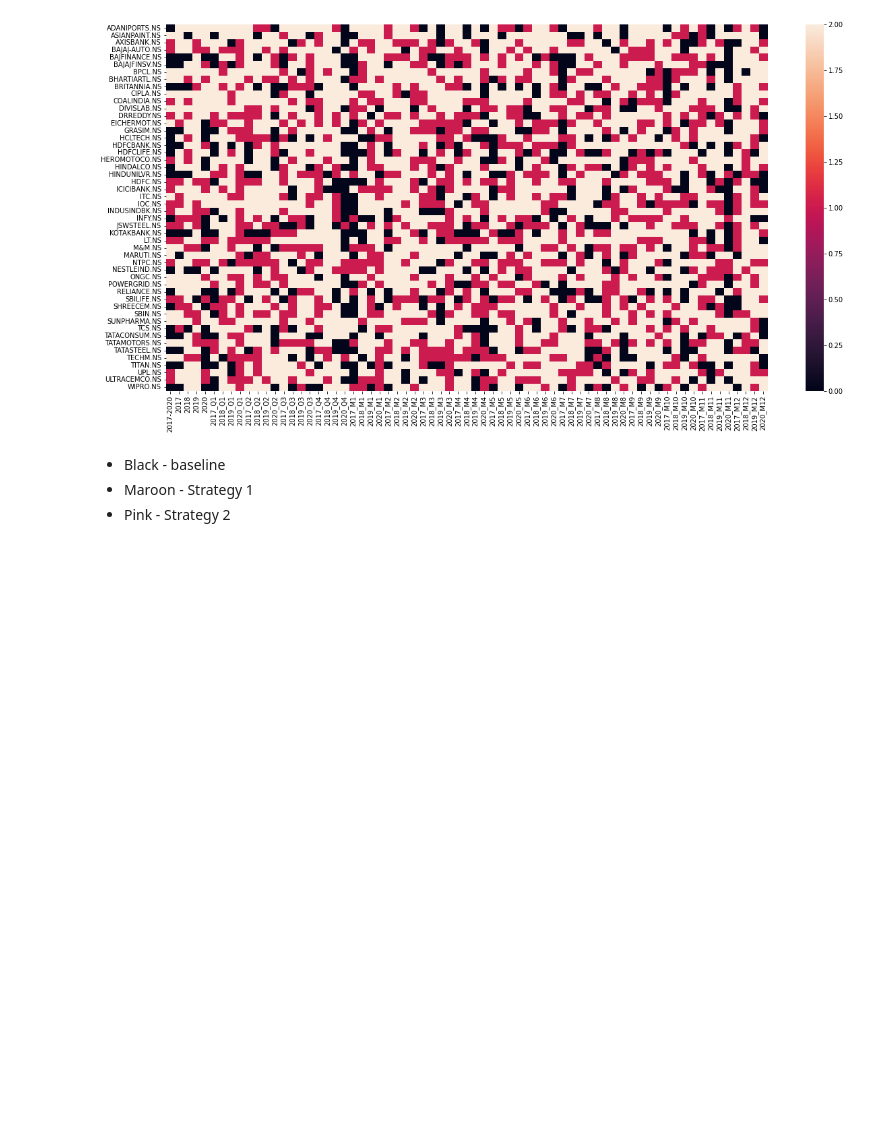
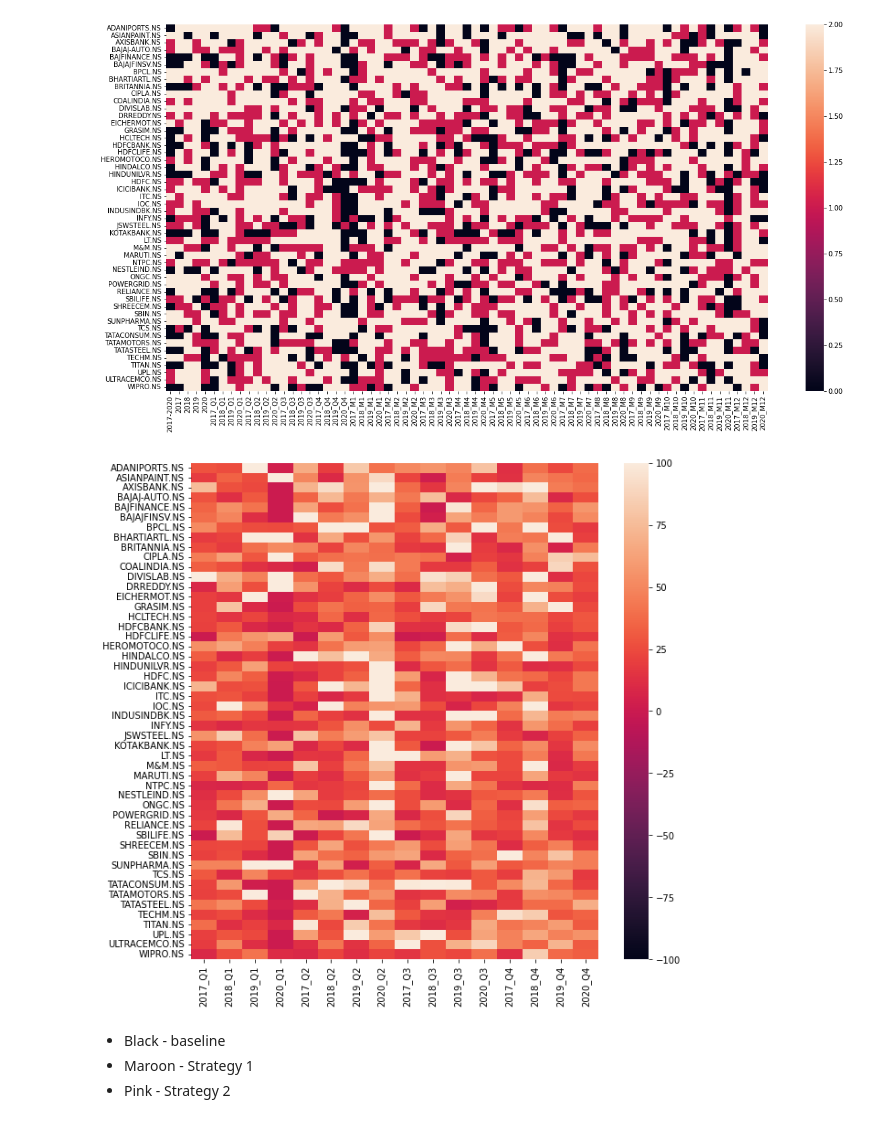
Before and after one commit to Varun487/AIAlgoTrading, a Jupyter notebook: research/baselines/ModelsInferences.ipynb, the cells around one changed output. Drawn from its saved outputs; the diff is of its cells as text; code cells hidden in the pictures; blank space fills up the shorter version.

Commit message:
Added portfolio returns

```diff
--- a/research/baselines/ModelsInferences.ipynb
+++ b/research/baselines/ModelsInferences.ipynb
@@ -16,6 +16,7 @@ alpha_returns = pd.read_csv('./ALPHAS.csv')
 ## For all companies, for all time periods, find the strategy which performed the best
 # %%
 best_strategy = pd.DataFrame(columns=companies_baselines.columns)
+best_returns = pd.DataFrame(columns=companies_baselines.columns)
 
 cols = list(companies_baselines.columns)
 cols.remove('ticker')
@@ -24,10 +25,15 @@ strategy_values = {}
 for key in best_strategy.columns:
 	strategy_values[key] = []
 
+return_values = {}
+for key in best_strategy.columns:
+	return_values[key] = []
+
 for ticker in companies_baselines['ticker']:
 	# print(ticker)
 
 	strategy_values['ticker'].append(ticker)
+	return_values['ticker'].append(ticker)
 
 	# Get baseline returns
 	ticker_baseline = companies_baselines[companies_baselines['ticker'] == ticker]
@@ -42,8 +48,10 @@ for ticker in companies_baselines['ticker']:
 		strategy_id = list(ticker_backtest_returns['strategy_type_id'])[strategy_return_index]
 		if baseline < strategy_return:
 			strategy_values[col].append(strategy_id)
+			return_values[col].append(strategy_return)
 		else:
 			strategy_values[col].append(0)
+			return_values[col].append(baseline)
 		# print(col, list(ticker_baseline[col])[0], max(list(ticker_backtest_returns[col])))
 
 	# Comment to run for all companies
@@ -51,6 +59,7 @@ for ticker in companies_baselines['ticker']:
 
 for key in strategy_values:
 	best_strategy[key] = strategy_values[key]
+	best_returns[key] = return_values[key]
 # %% [markdown]
 ## Visualization of best strategy across all companies and time periods
 # %%
@@ -59,6 +68,12 @@ y_axis_labels = best_strategy['ticker']
 r = sns.heatmap(best_strategy.drop(['ticker'], axis='columns'), yticklabels=y_axis_labels, vmin=0, vmax=2)
 # %% [output]
 [figure]
+# %%
+fig = plt.figure(figsize=(10, 10))
+y_axis_labels = best_returns['ticker']
+r = sns.heatmap(best_returns.drop([col for col in best_returns.columns if 'Q' not in list(col)], axis='columns'), yticklabels=y_axis_labels, vmin=-100, vmax=100)
+# %% [output]
+[figure, added]
 # %% [markdown]
 - Black - baseline
 - Maroon - Strategy 1
```
Also changed, not shown: parts of 1 cell of this notebook, 3 other files.
